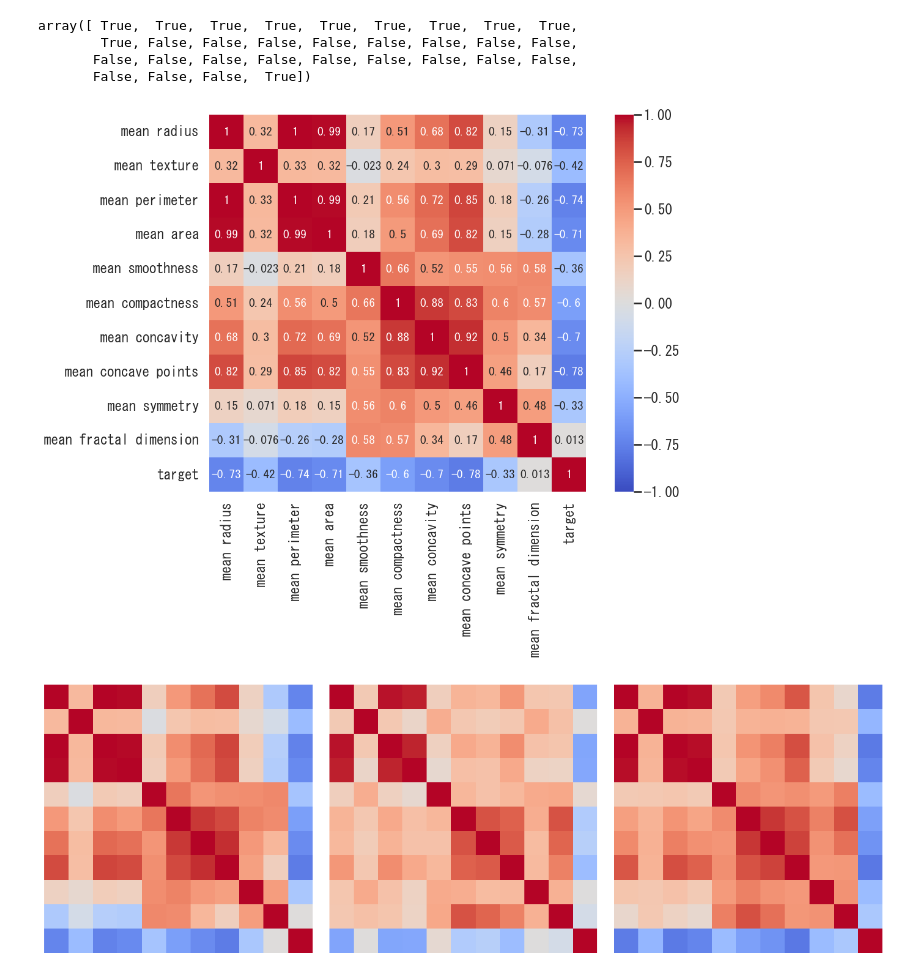
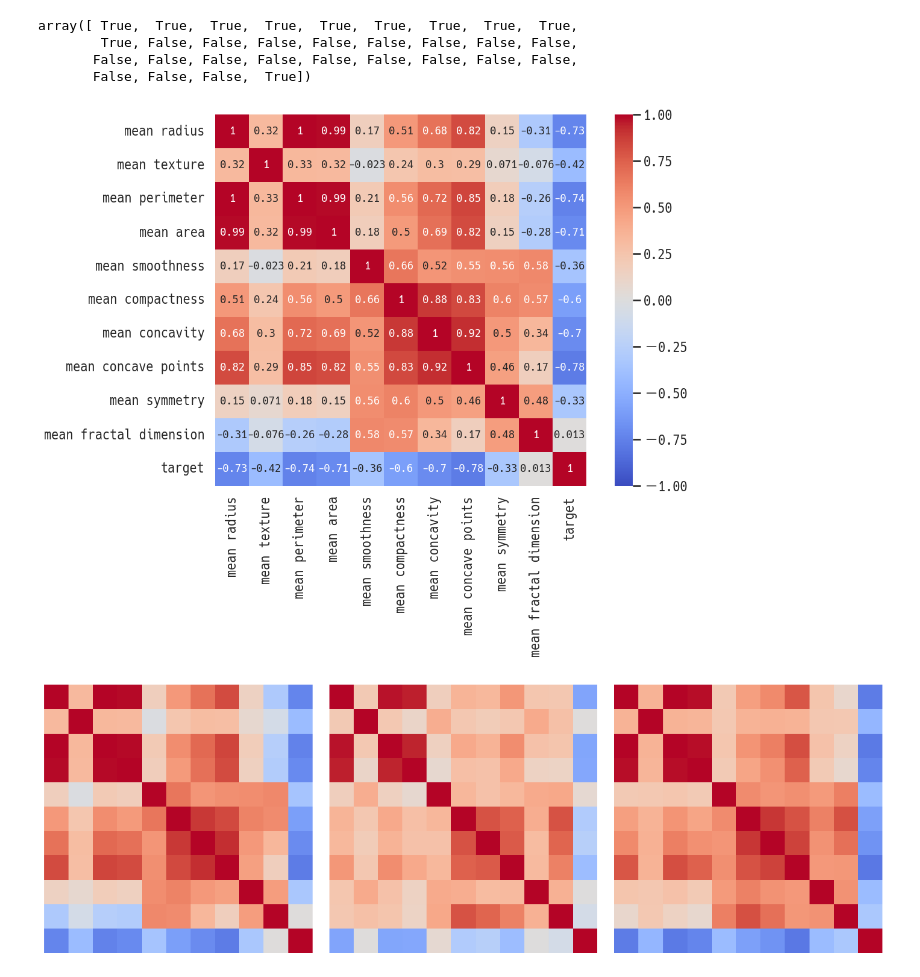
Before and after one commit to sato1214syun/python-data-analytics-udemy-business, a Jupyter notebook: src/10_Classification_models.ipynb, the cells around one changed output. Cells and saved outputs as stored; diff of their text form; code cells hidden in the pictures.

```diff
--- a/src/10_Classification_models.ipynb
+++ b/src/10_Classification_models.ipynb
@@ -17,7 +17,7 @@ import pandas as pd
 import matplotlib.pyplot as plt
 import seaborn as sns
 
-sns.set_theme(context='talk', style='darkgrid', font="MS GOTHIC")
+sns.set_theme(context="talk", style="darkgrid", font="HackGen")
 # %% [markdown]
 ---
 <a id=1></a>
@@ -127,10 +127,17 @@ array([ True,  True,  True,  True,  True,  True,  True,  True,  True,
        False, False, False,  True])
 # %%
 plt.figure(figsize=(12, 8))
-sns.heatmap(df.loc[:, df.columns.str.contains('mean|target')].corr(), annot=True, annot_kws={'size':14}, square=True, vmin=-1, cmap='coolwarm')
+sns.heatmap(
+    df.loc[:, df.columns.str.contains("mean|target")].corr(),
+    annot=True,
+    annot_kws={"size": 14},
+    square=True,
+    vmin=-1,
+    cmap="coolwarm",
+)
 plt.show()
 # %% [output]
-[figure, old version]
+[figure, new version]
 # %%
 # 三種類を見比べてみる
 fig, axes = plt.subplots(1, 3, figsize=(14, 6), tight_layout=True)
```
Also changed, not shown: parts of 80 cells of this notebook.
